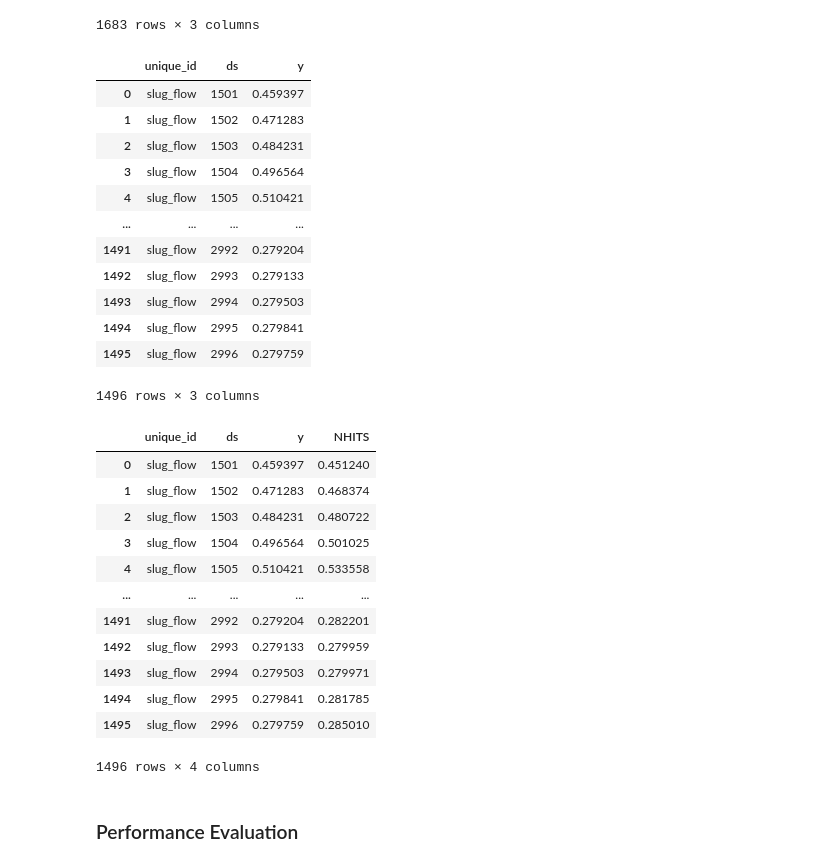
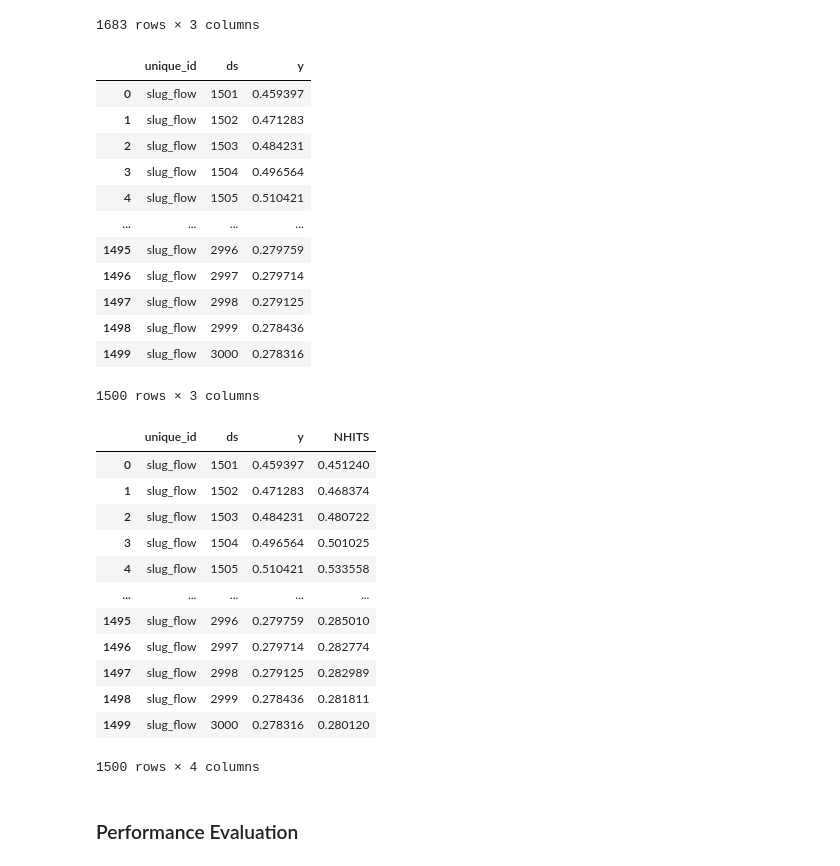
Before and after one commit to abreukuse/dl-project, a Jupyter notebook: notebooks/02-exogenous-univariate/01-NHITS.ipynb, the cells around one changed output. Drawn from its saved outputs; the diff is of its cells as text; code cells hidden in the pictures.

```diff
--- a/notebooks/02-exogenous-univariate/01-NHITS.ipynb
+++ b/notebooks/02-exogenous-univariate/01-NHITS.ipynb
@@ -105,15 +93,14 @@ INFO:pytorch_lightning.utilities.rank_zero:`Trainer.fit` stopped: `max_steps=500
 # %% [markdown]
 ### Predictions
+# %%
+# Junta os últimos 'input_size' pontos do treino com os dados de teste
+predictions_input_df = pd.concat([train.tail(input_size), test])
 # %%
-# Separar o conjunto de teste em pedaços do tamanho do input_size
+# Cria janelas deslizantes do DataFrame para fazer predições
 inputs_for_predicions_list = [
-    test.iloc[i:i + input_size]
-    for i in range(0, len(test), input_size)
-    if i + input_size <= len(test)
+    predictions_input_df.iloc[i:i + input_size]
+    for i in range(0, len(predictions_input_df) - input_size + 1, horizon)
 ]
-# %%
-# Incluir os últimos 'input_size' dos dados de treino no inicio da lista para fazer a prediçao do primeiro horizonte
-inputs_for_predicions_list.insert(0, train.tail(input_size))
 # %%
 forecasts_list = []
 for input_df in inputs_for_predicions_list:
@@ -175,7 +125,7 @@ forecasts_output
 | 186 | slug_flow | 3183 | 0.277596 |
 1683 rows × 3 columns
 # %%
-ground_truth = pd.concat(inputs_for_predicions_list[1:])[['unique_id', 'ds', 'y']]
+ground_truth = test[['unique_id', 'ds', 'y']]
 ground_truth
 # %% [output]
 |  | unique_id | ds | y |
@@ -185,31 +135,31 @@ ground_truth
 | 3 | slug_flow | 1504 | 0.496564 |
 | 4 | slug_flow | 1505 | 0.510421 |
 | ... | ... | ... | ... |
-| 1491 | slug_flow | 2992 | 0.279204 |
-| 1492 | slug_flow | 2993 | 0.279133 |
-| 1493 | slug_flow | 2994 | 0.279503 |
-| 1494 | slug_flow | 2995 | 0.279841 |
 | 1495 | slug_flow | 2996 | 0.279759 |
+| 1496 | slug_flow | 2997 | 0.279714 |
+| 1497 | slug_flow | 2998 | 0.279125 |
+| 1498 | slug_flow | 2999 | 0.278436 |
+| 1499 | slug_flow | 3000 | 0.278316 |
-1496 rows × 3 columns
+1500 rows × 3 columns
 # %%
 nhits_results = pd.merge(
     ground_truth,
     forecasts_output,
     on=['unique_id', 'ds'],
     how='left'
 )
-nhists_results
+nhits_results
 # %% [output]
 |  | unique_id | ds | y | NHITS |
 | 0 | slug_flow | 1501 | 0.459397 | 0.451240 |
 | 1 | slug_flow | 1502 | 0.471283 | 0.468374 |
 | 2 | slug_flow | 1503 | 0.484231 | 0.480722 |
 | 3 | slug_flow | 1504 | 0.496564 | 0.501025 |
 | 4 | slug_flow | 1505 | 0.510421 | 0.533558 |
 | ... | ... | ... | ... | ... |
-| 1491 | slug_flow | 2992 | 0.279204 | 0.282201 |
-| 1492 | slug_flow | 2993 | 0.279133 | 0.279959 |
-| 1493 | slug_flow | 2994 | 0.279503 | 0.279971 |
-| 1494 | slug_flow | 2995 | 0.279841 | 0.281785 |
 | 1495 | slug_flow | 2996 | 0.279759 | 0.285010 |
+| 1496 | slug_flow | 2997 | 0.279714 | 0.282774 |
+| 1497 | slug_flow | 2998 | 0.279125 | 0.282989 |
+| 1498 | slug_flow | 2999 | 0.278436 | 0.281811 |
+| 1499 | slug_flow | 3000 | 0.278316 | 0.280120 |
-1496 rows × 4 columns
+1500 rows × 4 columns
```
Also changed, not shown: parts of 10 cells of this notebook, 1 other file.
